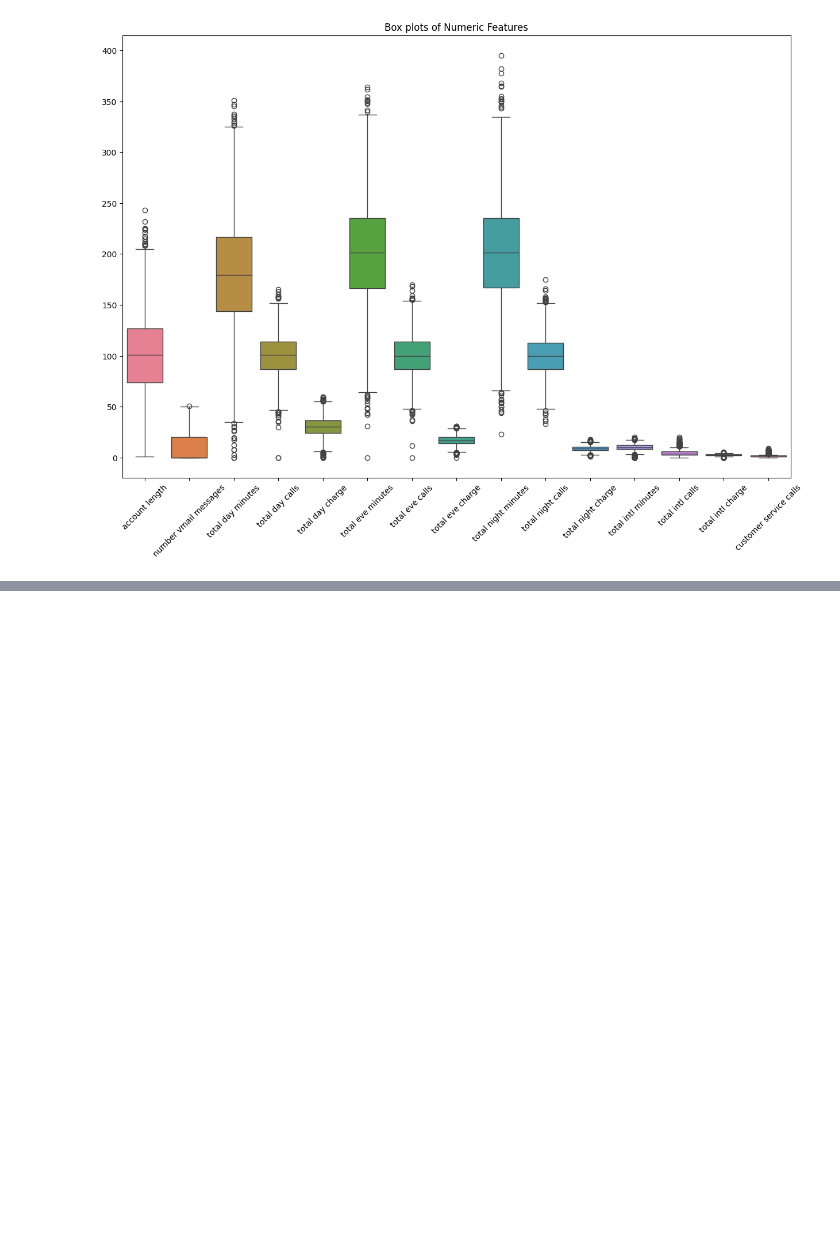
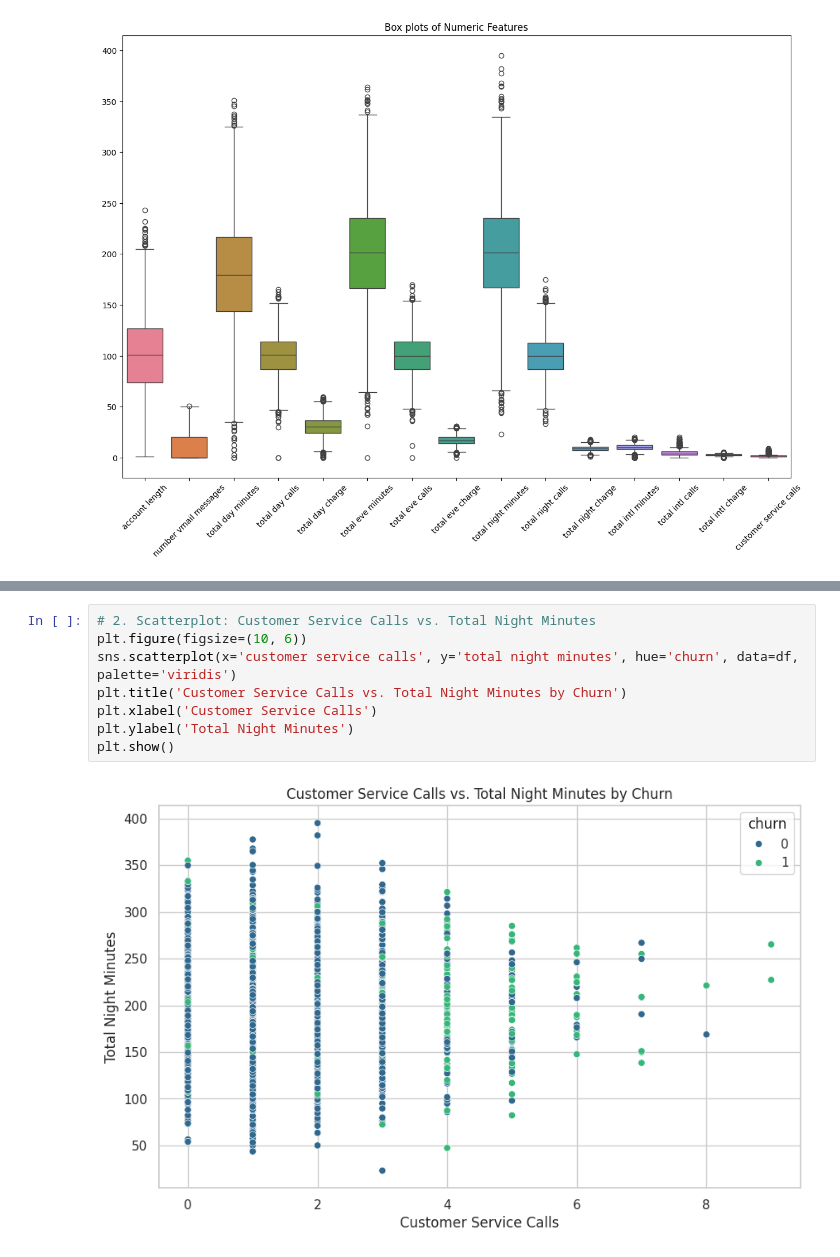
Before and after one commit to Kanyi254/Syria-Tel-Project, a Jupyter notebook: syriatel.ipynb, the cells around one changed output, grey strips where cells are left out. Drawn from its saved outputs; the diff is of its cells as text; blank space fills up the shorter version.

```diff
--- a/syriatel.ipynb
+++ b/syriatel.ipynb
@@ -278,0 +292,10 @@ plt.show()
+# %%
+# 2. Scatterplot: Customer Service Calls vs. Total Night Minutes
+plt.figure(figsize=(10, 6))
+sns.scatterplot(x='customer service calls', y='total night minutes', hue='churn', data=df, palette='viridis')
+plt.title('Customer Service Calls vs. Total Night Minutes by Churn')
+plt.xlabel('Customer Service Calls')
+plt.ylabel('Total Night Minutes')
+plt.show()
+# %% [output]
+[figure, added]
```
Also changed, not shown: parts of 15 cells of this notebook.
